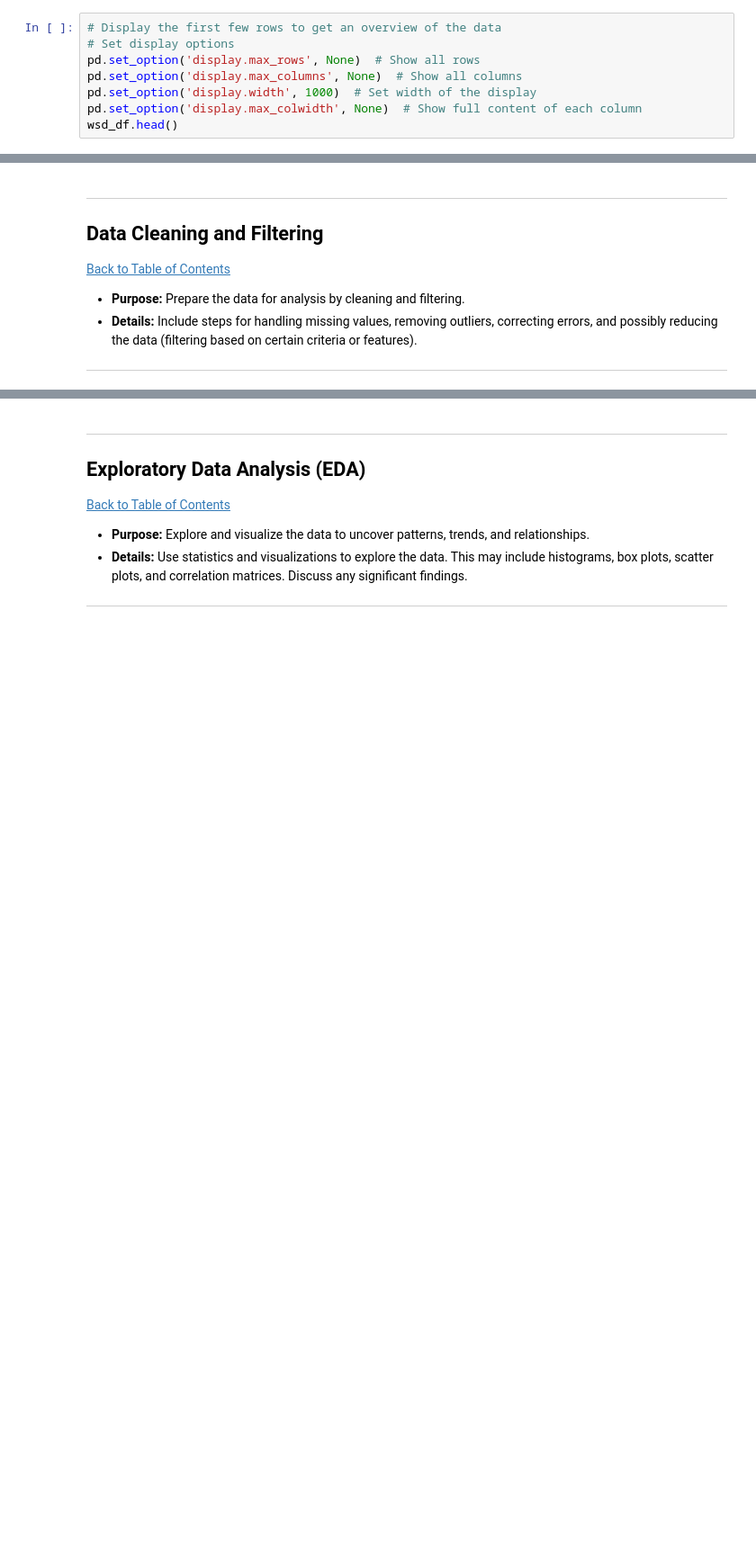
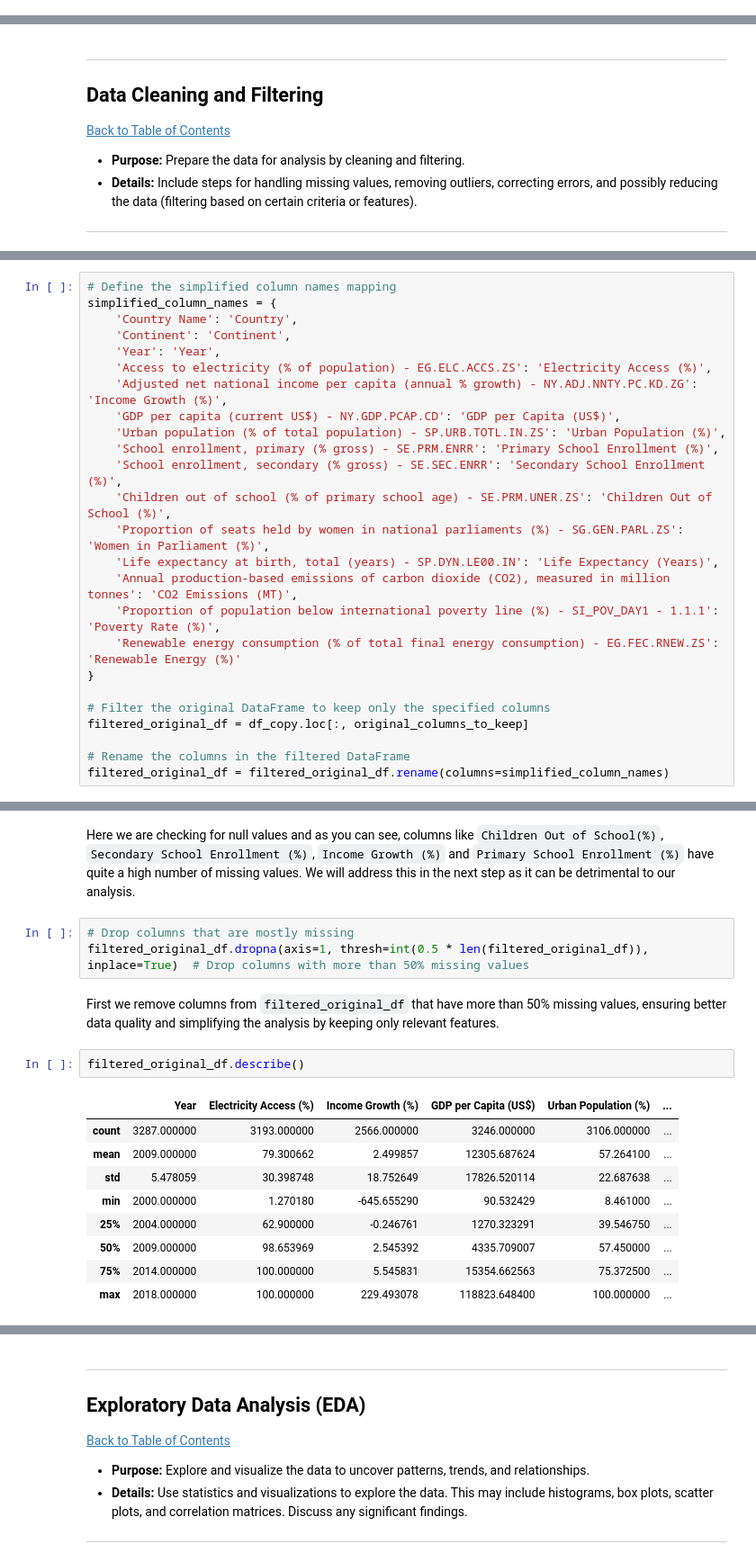
Before and after one commit to Thabi98/world_sustainability, a Jupyter notebook: QCTO---Workplace-Module-Notebook-Template-4571.ipynb, the cells around one changed output, grey strips where cells are left out. Shown at 90% size. Drawn from its saved outputs; the diff is of its cells as text; blank space fills up the shorter version.

```diff
--- a/QCTO---Workplace-Module-Notebook-Template-4571.ipynb
+++ b/QCTO---Workplace-Module-Notebook-Template-4571.ipynb
@@ -101,11 +110,3 @@ wsd_df = pd.read_csv('WorldSustainabilityDataset.csv')
 This code loads the data from the `WorldSustainabilityDataset.csv` file into a pandas DataFrame named `wsd_df`, which allows you to work with the data easily in Python.
 # %%
 df_copy = wsd_df.copy()
-# %%
-# Display the first few rows to get an overview of the data
-# Set display options
-pd.set_option('display.max_rows', None)  # Show all rows
-pd.set_option('display.max_columns', None)  # Show all columns
-pd.set_option('display.width', 1000)  # Set width of the display
-pd.set_option('display.max_colwidth', None)  # Show full content of each column
-wsd_df.head()
@@ -274,0 +205,25 @@ important_df.drop_duplicates(inplace=True)
+# %%
+# Define the simplified column names mapping
+simplified_column_names = {
+    'Country Name': 'Country',
+    'Continent': 'Continent',
+    'Year': 'Year',
+    'Access to electricity (% of population) - EG.ELC.ACCS.ZS': 'Electricity Access (%)',
+    'Adjusted net national income per capita (annual % growth) - NY.ADJ.NNTY.PC.KD.ZG': 'Income Growth (%)',
+    'GDP per capita (current US$) - NY.GDP.PCAP.CD': 'GDP per Capita (US$)',
+    'Urban population (% of total population) - SP.URB.TOTL.IN.ZS': 'Urban Population (%)',
+    'School enrollment, primary (% gross) - SE.PRM.ENRR': 'Primary School Enrollment (%)',
+    'School enrollment, secondary (% gross) - SE.SEC.ENRR': 'Secondary School Enrollment (%)',
+    'Children out of school (% of primary school age) - SE.PRM.UNER.ZS': 'Children Out of School (%)',
+    'Proportion of seats held by women in national parliaments (%) - SG.GEN.PARL.ZS': 'Women in Parliament (%)',
+    'Life expectancy at birth, total (years) - SP.DYN.LE00.IN': 'Life Expectancy (Years)',
+    'Annual production-based emissions of carbon dioxide (CO2), measured in million tonnes': 'CO2 Emissions (MT)',
+    'Proportion of population below international poverty line (%) - SI_POV_DAY1 - 1.1.1': 'Poverty Rate (%)',
+    'Renewable energy consumption (% of total final energy consumption) - EG.FEC.RNEW.ZS': 'Renewable Energy (%)'
+}
+
+# Filter the original DataFrame to keep only the specified columns
+filtered_original_df = df_copy.loc[:, original_columns_to_keep]
+
+# Rename the columns in the filtered DataFrame
+filtered_original_df = filtered_original_df.rename(columns=simplified_column_names)
@@ -274,0 +291,19 @@ important_df.drop_duplicates(inplace=True)
+# %% [markdown]
+Here we are checking for null values and as you can see, columns like `Children Out of School(%)`, `Secondary School Enrollment (%)`, `Income Growth (%)` and `Primary School Enrollment (%)` have quite a high number of missing values. We will address this in the next step as it can be detrimental to our analysis.
+# %%
+# Drop columns that are mostly missing
+filtered_original_df.dropna(axis=1, thresh=int(0.5 * len(filtered_original_df)), inplace=True)  # Drop columns with more than 50% missing values
+# %% [markdown]
+First we remove columns from `filtered_original_df` that have more than 50% missing values, ensuring better data quality and simplifying the analysis by keeping only relevant features.
+# %%
+filtered_original_df.describe()
+# %% [output]
+|  | Year | Electricity Access (%) | Income Growth (%) | GDP per Capita (US$) | Urban Population (%) | ... |
+| count | 3287.000000 | 3193.000000 | 2566.000000 | 3246.000000 | 3106.000000 | ... |
+| mean | 2009.000000 | 79.300662 | 2.499857 | 12305.687624 | 57.264100 | ... |
+| std | 5.478059 | 30.398748 | 18.752649 | 17826.520114 | 22.687638 | ... |
+| min | 2000.000000 | 1.270180 | -645.655290 | 90.532429 | 8.461000 | ... |
+| 25% | 2004.000000 | 62.900000 | -0.246761 | 1270.323291 | 39.546750 | ... |
+| 50% | 2009.000000 | 98.653969 | 2.545392 | 4335.709007 | 57.450000 | ... |
+| 75% | 2014.000000 | 100.000000 | 5.545831 | 15354.662563 | 75.372500 | ... |
+| max | 2018.000000 | 100.000000 | 229.493078 | 118823.648400 | 100.000000 | ... |
```
Also changed, not shown: parts of 52 cells of this notebook, 2 other files.
